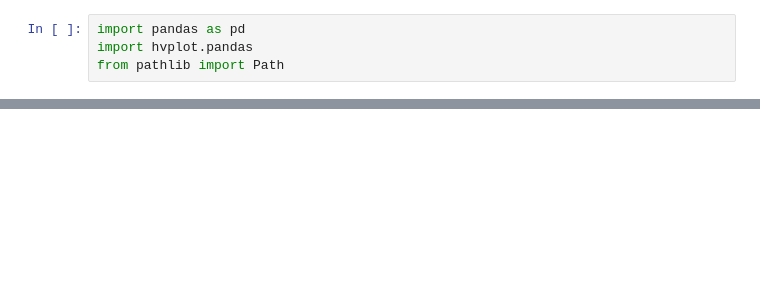
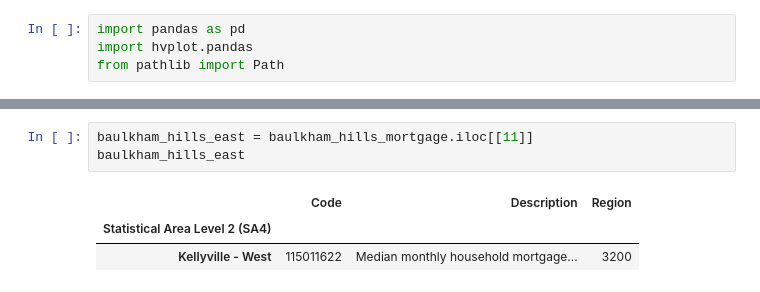
Before and after one commit to Damien-Nguyen/Analysis-of-mortgage-stress-by-geography-in-Australia, a Jupyter notebook: Data by Stat Area 2 baulkham hills.ipynb, the cells around one changed output, grey strips where cells are left out. Cells and saved outputs as stored; diff of their text form; blank space fills up the shorter version.

```diff
--- a/Data by Stat Area 2 baulkham hills.ipynb
+++ b/Data by Stat Area 2 baulkham hills.ipynb
@@ -54,0 +66,7 @@ baulkham_hills_mortgage_bar
+# %%
+baulkham_hills_east = baulkham_hills_mortgage.iloc[[11]]
+baulkham_hills_east
+# %% [output]
+|  | Code | Description | Region |
+| Statistical Area Level 2 (SA4) |  |  |  |
+| Kellyville - West | 115011622 | Median monthly household mortgage... | 3200 |
```
Also changed, not shown: parts of 8 cells of this notebook, 2 other files.
